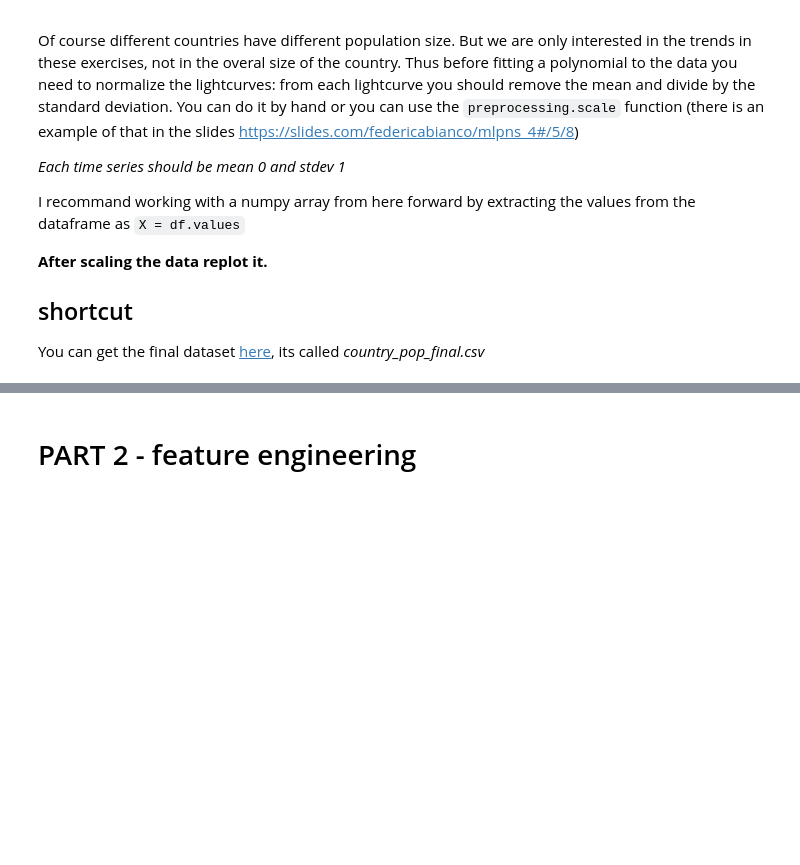
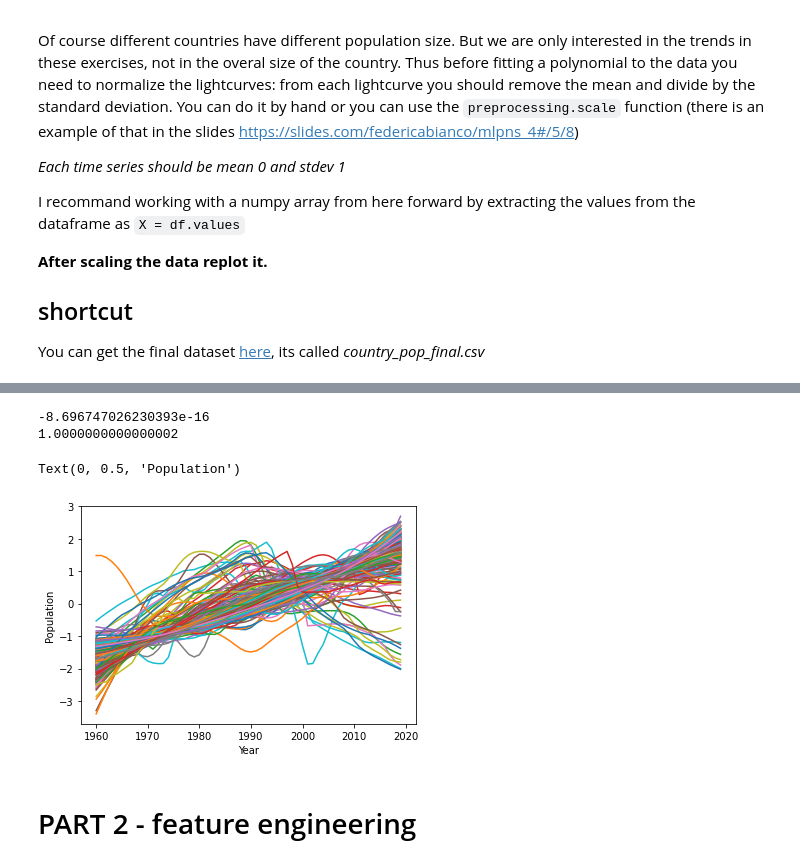
Before and after one commit to ricaiu/MLPNS2021, a Jupyter notebook: MLPNS2021midterm.ipynb, the cells around one changed output, grey strips where cells are left out. Cells and saved outputs as stored; diff of their text form; code cells hidden in the pictures; blank space fills up the shorter version.

```diff
--- a/MLPNS2021midterm.ipynb
+++ b/MLPNS2021midterm.ipynb
@@ -113,3 +227,6 @@ I recommand working with a numpy array from here forward by extracting the value
 ## shortcut
 
 You can get the final dataset [here](https://github.com/fedhere/MLPNS2021/tree/main/midterm), its called _country_pop_final.csv_
+# %%
+pop = datain.values
+pop.shape
@@ -115,0 +235,3 @@ You can get the final dataset [here](https://github.com/fedhere/MLPNS2021/tree/m
+# %%
+pop = preprocessing.scale(pop, axis = 1)
+pop.shape
@@ -116,3 +256,17 @@ You can get the final dataset [here](https://github.com/fedhere/MLPNS2021/tree/m
+# %%
+print(np.mean(pop[0]))
+print(np.std(pop[0]))
+# %% [output]
+-8.696747026230393e-16
+1.0000000000000002
+# %%
+for i in range(len(datain)):
+  pl.plot(time,pop[i])
+pl.xlabel('Year')
+pl.ylabel('Population')
+# %% [output]
+Text(0, 0.5, 'Population')
+[figure, added]
 # %% [markdown]
 # PART 2 - feature engineering
 # %% [markdown]
```
Also changed, not shown: parts of 54 cells of this notebook.
